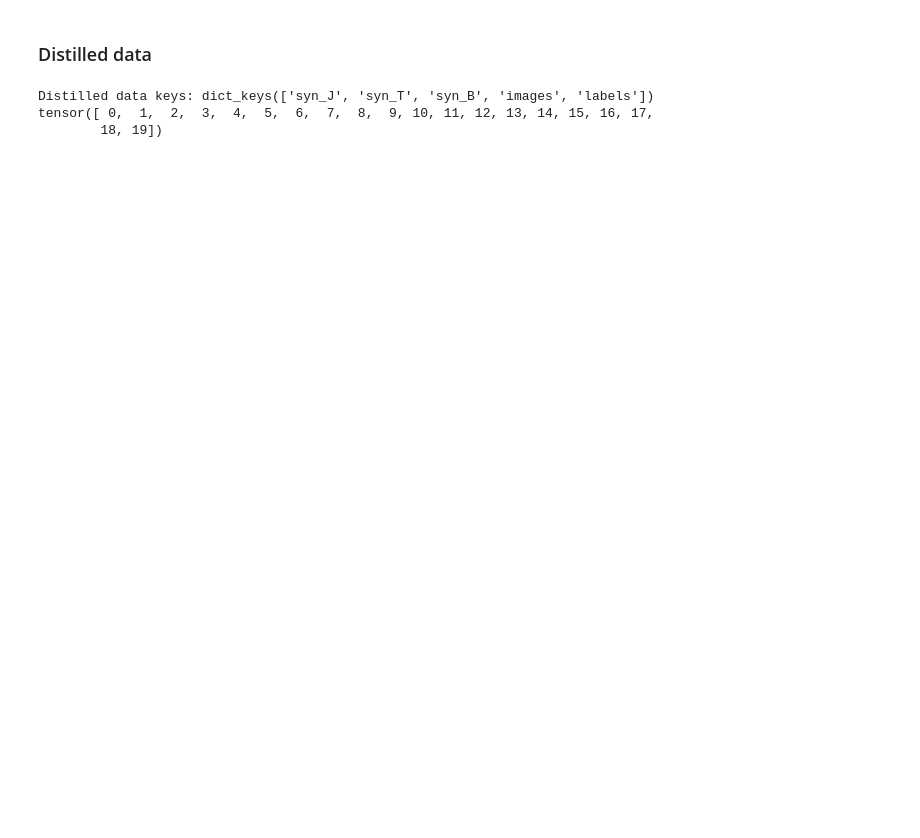
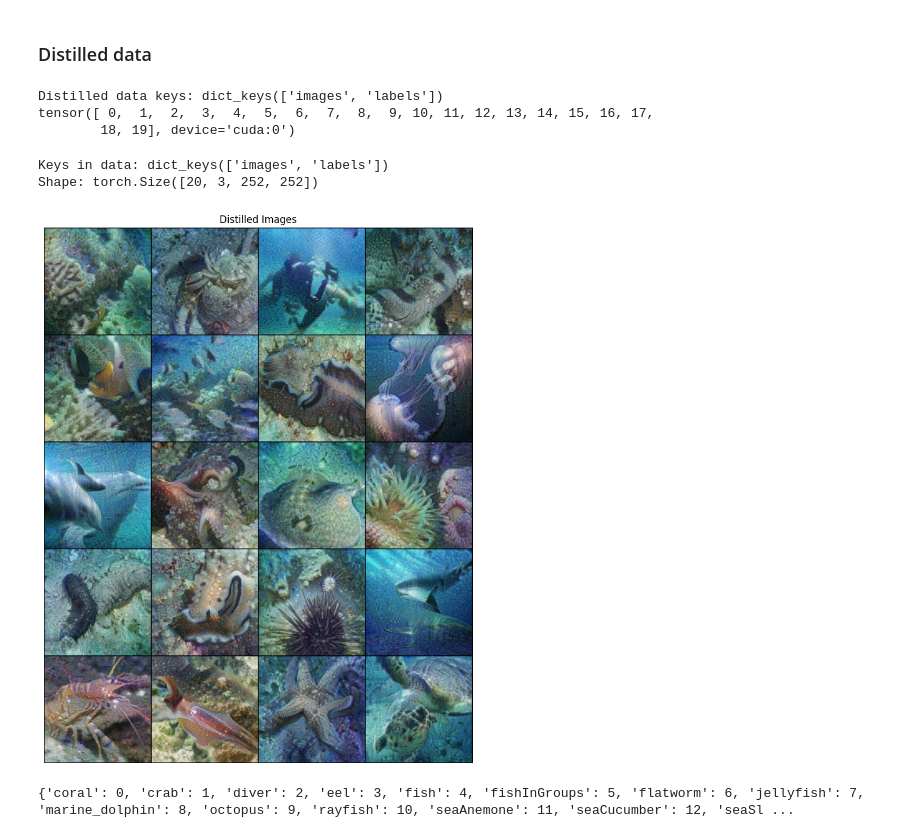
Before and after one commit to Alex-Delaveau/GradientDistillation, a Jupyter notebook: exp/cnn_benchmark.ipynb, the cells around one changed output. Drawn from its saved outputs; the diff is of its cells as text; code cells hidden in the pictures; blank space fills up the shorter version.

```diff
--- a/exp/cnn_benchmark.ipynb
+++ b/exp/cnn_benchmark.ipynb
@@ -129,7 +112,8 @@ KeyboardInterrupt:
 # %% [markdown]
 ### Distilled data
 # %%
-DISTILLED_PTH = "../logged_files/distillation/aqua20/dinov2_vitb/dinov2_vitb_distill_252_ipc1_augs10_physics/data.pth"
+# DISTILLED_PTH = "../logged_files/distillation/aqua20/dinov2_vitb/dinov2_vitb_distill_252_ipc1_augs10_seathru_v100_32g/data.pth"
+DISTILLED_PTH = "../logged_files/distillation/aqua20/dinov2_vitb/dinov2_vitb_distill_252_ipc1_augs10_v100_32g/data.pth"
 distilled = torch.load(DISTILLED_PTH, map_location=DEVICE)
 # distilled est un tensor (N, C, H, W) ou un dict selon ton format
 # adapte selon ce que run.sh sauvegarde
@@ -138,12 +122,45 @@ images_d = distilled["images"].to(DEVICE)   # shape: (20, 3, 196, 196)
 labels_d = distilled["labels"].to(DEVICE)
 print(labels_d)
 from torch.utils.data import TensorDataset
+mean = torch.tensor([0.485, 0.456, 0.406]).view(1, 3, 1, 1).to(DEVICE)
+std  = torch.tensor([0.229, 0.224, 0.225]).view(1, 3, 1, 1).to(DEVICE)
+images_d_norm = (images_d - mean) / std
+
 distill_loader = DataLoader(
-    TensorDataset(images_d.cpu(), labels_d.cpu()),
+    TensorDataset(images_d_norm.cpu(), labels_d.cpu()),
     batch_size=20, shuffle=True
 )
 # %% [output]
-Distilled data keys: dict_keys(['syn_J', 'syn_T', 'syn_B', 'images', 'labels'])
+Distilled data keys: dict_keys(['images', 'labels'])
 tensor([ 0,  1,  2,  3,  4,  5,  6,  7,  8,  9, 10, 11, 12, 13, 14, 15, 16, 17,
-        18, 19])
+        18, 19], device='cuda:0')
+# %%
+import torch
+import matplotlib.pyplot as plt
+import torchvision.utils as vutils
+
+# Load
+run_name = "dinov2_vitb_distill_252_ipc1_augs10_v100_32g"
+data = torch.load(DISTILLED_PTH, weights_only=False)
+
+print(f"Keys in data: {data.keys()}")
+
+images = data["images"]  # (N, C, H, W)
+print(f"Shape: {images.shape}")
+
+# Display grid
+grid = vutils.make_grid(images, nrow=4, padding=2)
+plt.figure(figsize=(12, 12))
+plt.imshow(grid.permute(1, 2, 0).cpu().numpy())
+plt.axis("off")
+plt.title("Distilled Images")
+plt.show()
+# %% [output]
+Keys in data: dict_keys(['images', 'labels'])
+Shape: torch.Size([20, 3, 252, 252])
+[figure, added]
+# %%
+print(test_ds.class_to_idx)
+# %% [output]
+{'coral': 0, 'crab': 1, 'diver': 2, 'eel': 3, 'fish': 4, 'fishInGroups': 5, 'flatworm': 6, 'jellyfish': 7, 'marine_dolphin': 8, 'octopus': 9, 'rayfish': 10, 'seaAnemone': 11, 'seaCucumber': 12, 'seaSl ...
 # %%
```
Also changed, not shown: parts of 9 cells of this notebook, 2 other files.
